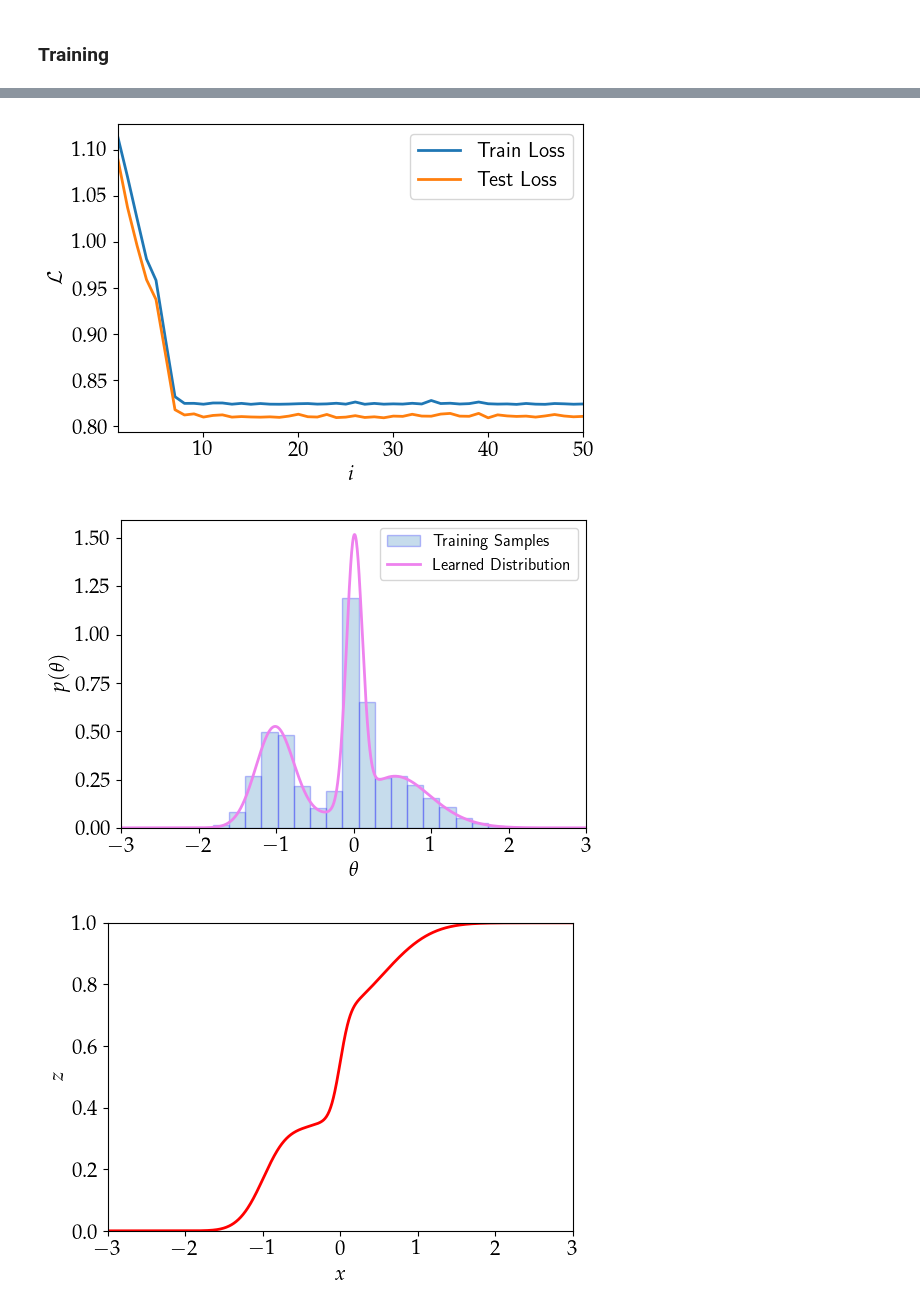
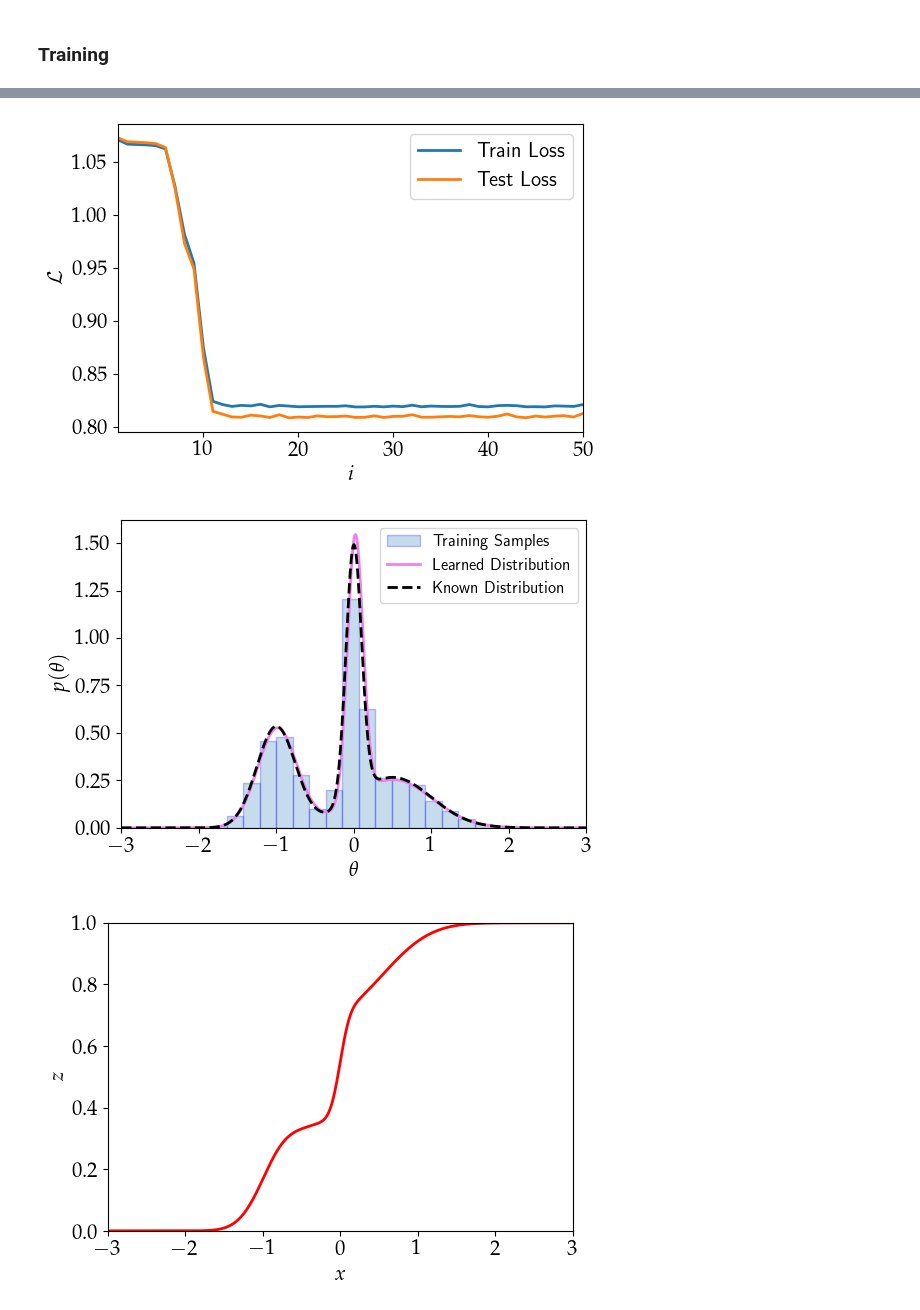
Before and after one commit to Harry45/emuflow, a Jupyter notebook: showcase.ipynb, the cells around one changed output, grey strips where cells are left out. Drawn from its saved outputs; the diff is of its cells as text; code cells hidden in the pictures.

```diff
--- a/showcase.ipynb
+++ b/showcase.ipynb
@@ -540,6 +540,12 @@ test_data = generate_mixture_of_gaussians(n_test)
 
 train_loader = DataLoader(NumpyDataset(train_data), batch_size=128, shuffle=True)
 test_loader = DataLoader(NumpyDataset(test_data), batch_size=128, shuffle=True)
+# %%
+pdf_1 = Normal(-1.0, 0.25)
+pdf_2 = Normal(0.5, 0.5)
+pdf_3 = Normal(0.0, 0.1)
+factor = 1.0 / 3.0
+true_pdf = factor * (pdf_1.log_prob(grid).exp() + pdf_2.log_prob(grid).exp()  + pdf_3.log_prob(grid).exp())
 # %%
 plt.figure(figsize=(6,4))
 plt.hist(train_data, bins = 20, density = True, alpha=0.8, edgecolor='blue')
@@ -561,4 +568,4 @@ flow, train_losses, test_losses = train_and_eval(nepochs,
                                                  train_loader,
                                                  test_loader,
                                                  base_dist,
-                                                 n_components=5)
+                                                 n_components=3)
@@ -574,7 +586,7 @@ plt.xlim(1, nepochs)
 plt.legend(loc = 'best',prop={'family':'sans-serif', 'size':15})
 plt.show()
 # %% [output]
-[figure, old version]
+[figure, new version]
 # %%
 xtest = np.linspace(-3,3,1000)
 with torch.no_grad():
@@ -583,17 +595,18 @@ with torch.no_grad():
 # %%
 plt.figure(figsize=(6,4))
 plt.hist(train_data, bins = 20, density = True, alpha=0.25, edgecolor='blue', label = 'Training Samples')
 plt.plot(xtest, px_test, lw=2, c = 'violet', label = 'Learned Distribution')
+plt.plot(grid, true_pdf, lw = 2, c = 'k', linestyle = '--', label = 'Known Distribution')
 plt.ylabel(r'$p(\theta)$', fontsize = fontSize)
 plt.xlabel(r'$\theta$', fontsize = fontSize)
 plt.tick_params(axis='x', labelsize=fontSize)
 plt.tick_params(axis='y', labelsize=fontSize)
 plt.xlim(min(xtest), max(xtest))
 plt.legend(loc = 'upper right',prop={'family':'sans-serif', 'size':12})
 # plt.savefig('plots/1D_mixture_gaussian.pdf', bbox_inches = 'tight')
 plt.show()
 # %% [output]
-[figure, old version]
+[figure, new version]
 # %%
 plt.figure(figsize=(6,4))
 plt.plot(xtest, latents_test, lw=2, c = 'r')
```
Also changed, not shown: parts of 2 cells of this notebook, 12 other files.
